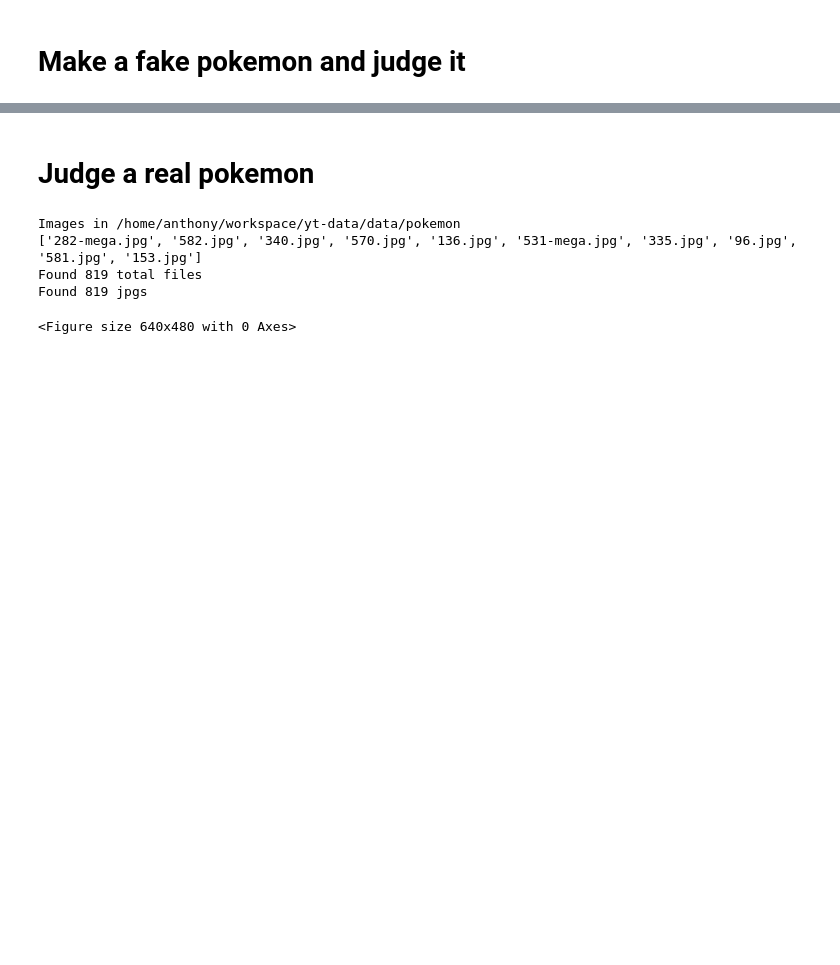
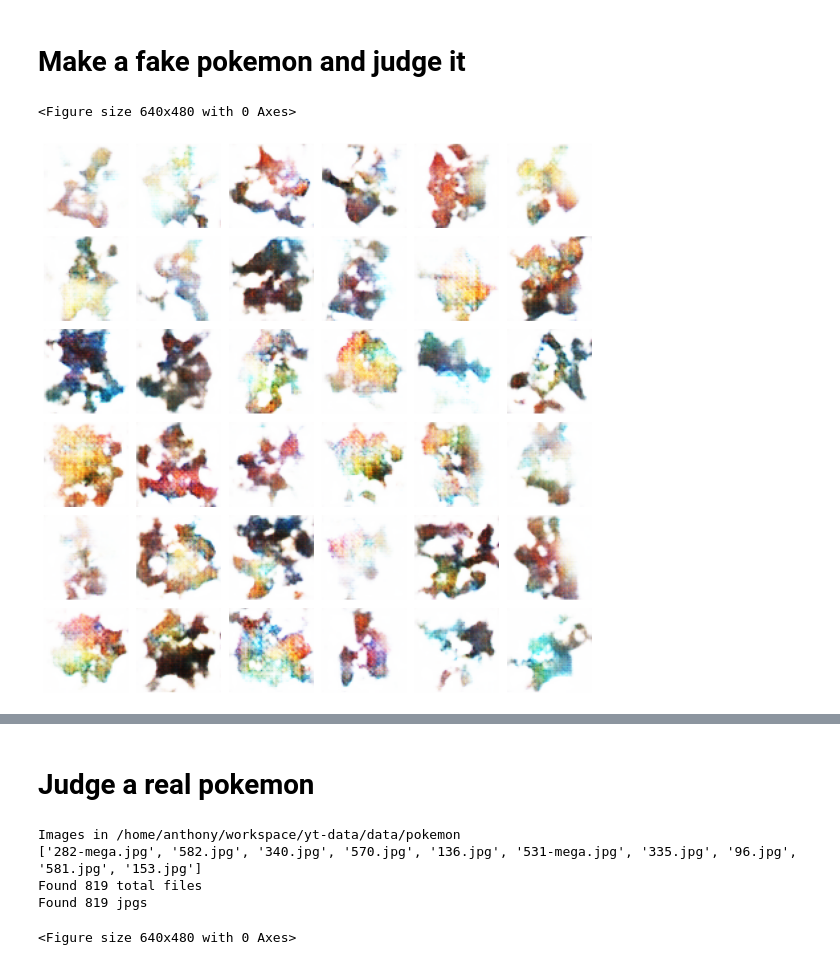
Before and after one commit to naddeoa/yt-data, a Jupyter notebook: notebooks/5stride_eval.ipynb, the cells around one changed output, grey strips where cells are left out. Cells and saved outputs as stored; diff of their text form; code cells hidden in the pictures; blank space fills up the shorter version.

```diff
--- a/notebooks/5stride_eval.ipynb
+++ b/notebooks/5stride_eval.ipynb
@@ -36,2 +38,7 @@ Loaded previous weights
 # %% [markdown]
 # Make a fake pokemon and judge it
+# %%
+show_samples(m.generator, exp.get_params().latent_dim, rows=6, cols=6, file_name="tmp.jpg", dir="/tmp")
+# %% [output]
+<Figure size 640x480 with 0 Axes>
+[figure, added]
```
Also changed, not shown: parts of 9 cells of this notebook, 11 other files.
